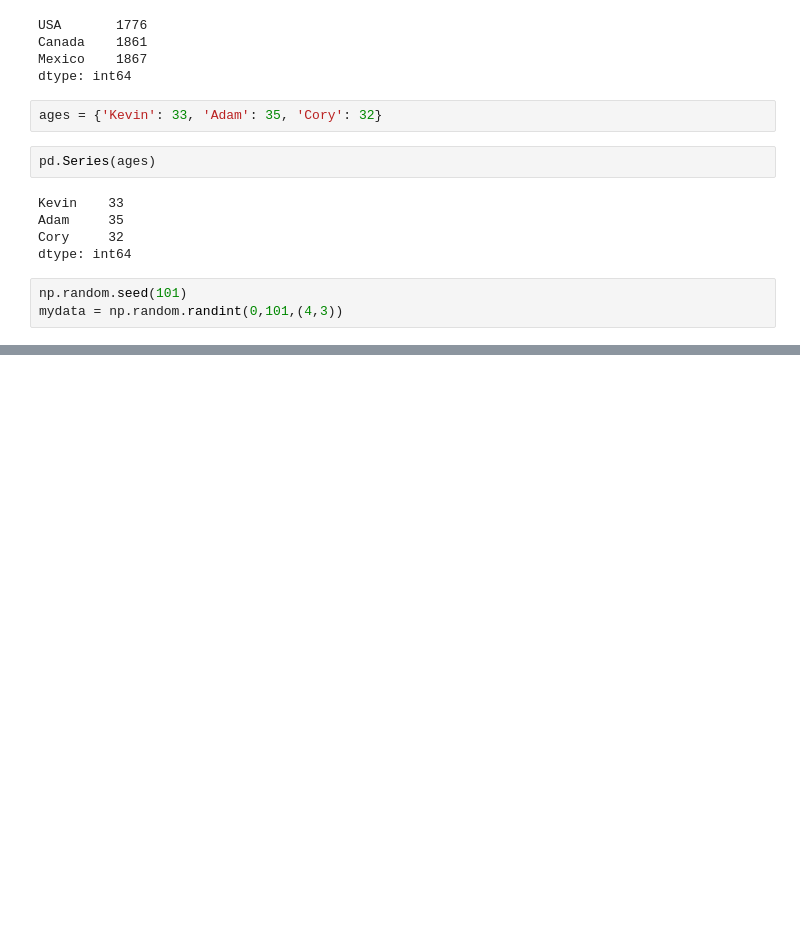
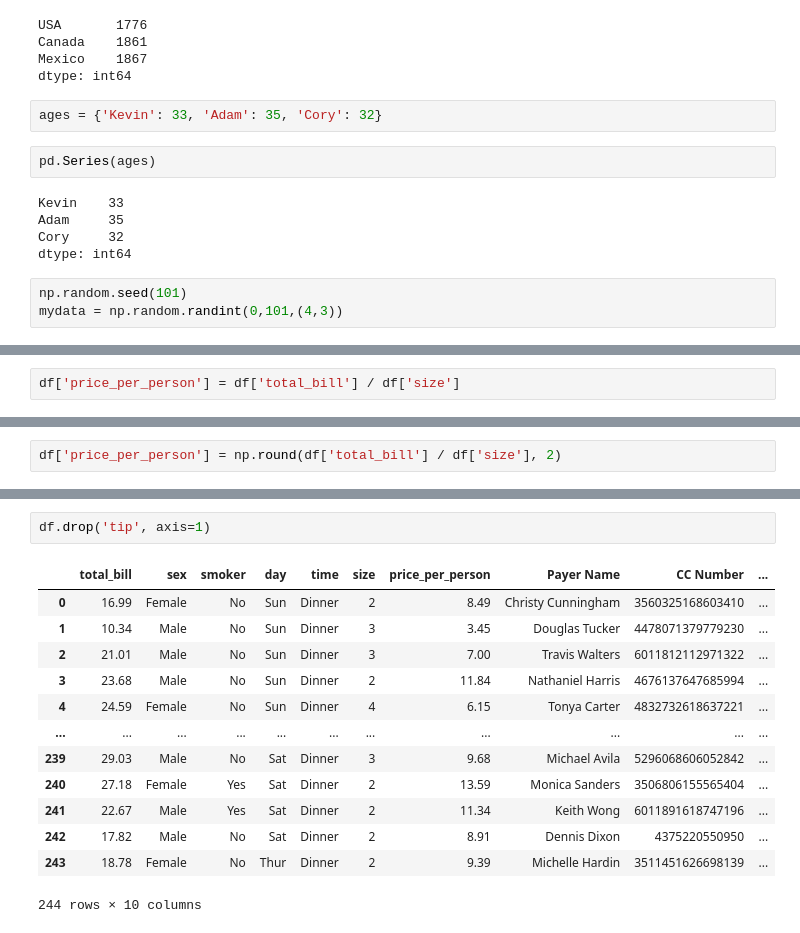
Before and after one commit to python-lib/DataScience, a Jupyter notebook: pandas.ipynb, the cells around one changed output, grey strips where cells are left out. Cells and saved outputs as stored; diff of their text form; blank space fills up the shorter version.

```diff
--- a/pandas.ipynb
+++ b/pandas.ipynb
@@ -117,0 +215,2 @@ df
+# %%
+df['price_per_person'] = df['total_bill'] / df['size']
@@ -117,0 +226,2 @@ df
+# %%
+df['price_per_person'] = np.round(df['total_bill'] / df['size'], 2)
@@ -117,0 +237,16 @@ df
+# %%
+df.drop('tip', axis=1)
+# %% [output]
+|  | total_bill | sex | smoker | day | time | size | price_per_person | Payer Name | CC Number | ... |
+| 0 | 16.99 | Female | No | Sun | Dinner | 2 | 8.49 | Christy Cunningham | 3560325168603410 | ... |
+| 1 | 10.34 | Male | No | Sun | Dinner | 3 | 3.45 | Douglas Tucker | 4478071379779230 | ... |
+| 2 | 21.01 | Male | No | Sun | Dinner | 3 | 7.00 | Travis Walters | 6011812112971322 | ... |
+| 3 | 23.68 | Male | No | Sun | Dinner | 2 | 11.84 | Nathaniel Harris | 4676137647685994 | ... |
+| 4 | 24.59 | Female | No | Sun | Dinner | 4 | 6.15 | Tonya Carter | 4832732618637221 | ... |
+| ... | ... | ... | ... | ... | ... | ... | ... | ... | ... | ... |
+| 239 | 29.03 | Male | No | Sat | Dinner | 3 | 9.68 | Michael Avila | 5296068606052842 | ... |
+| 240 | 27.18 | Female | Yes | Sat | Dinner | 2 | 13.59 | Monica Sanders | 3506806155565404 | ... |
+| 241 | 22.67 | Male | Yes | Sat | Dinner | 2 | 11.34 | Keith Wong | 6011891618747196 | ... |
+| 242 | 17.82 | Male | No | Sat | Dinner | 2 | 8.91 | Dennis Dixon | 4375220550950 | ... |
+| 243 | 18.78 | Female | No | Thur | Dinner | 2 | 9.39 | Michelle Hardin | 3511451626698139 | ... |
+244 rows × 10 columns
```
Also changed, not shown: parts of 33 cells of this notebook.
